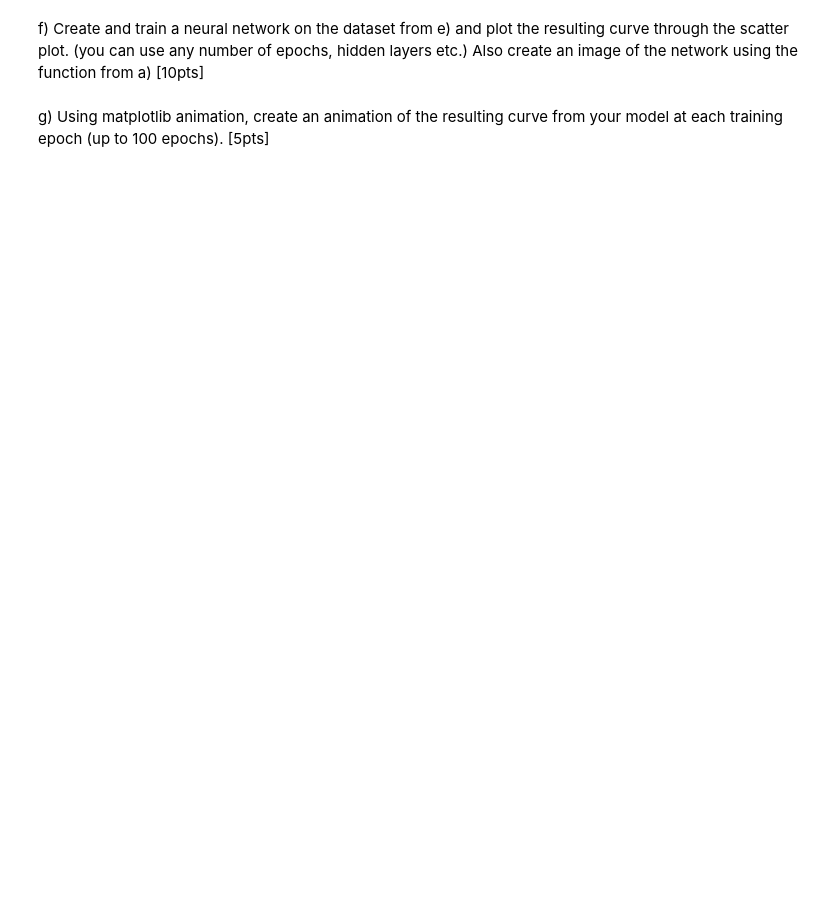
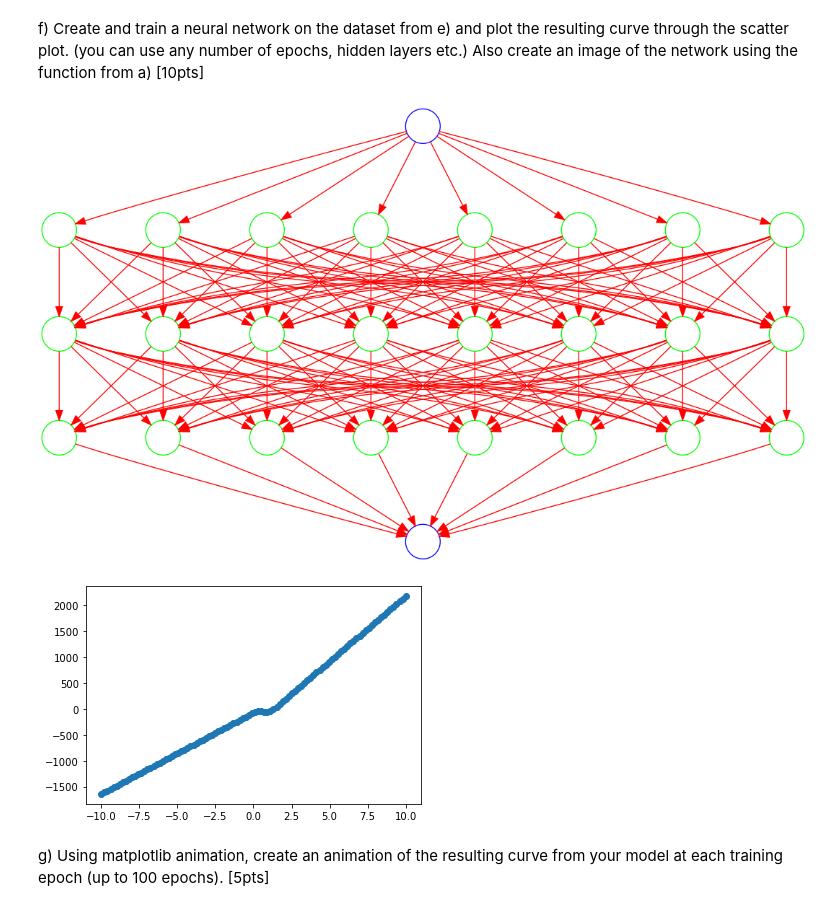
Before and after one commit to ivanisakov99/CS506, a Jupyter notebook: HW/6. Networks, Graphs and Neural Networks/homework6.ipynb, the cells around one changed output. Cells and saved outputs as stored; diff of their text form; code cells hidden in the pictures; blank space fills up the shorter version.

```diff
--- a/HW/6. Networks, Graphs and Neural Networks/homework6.ipynb
+++ b/HW/6. Networks, Graphs and Neural Networks/homework6.ipynb
@@ -327,19 +329,21 @@ plt.scatter(X, Y)
 # %% [markdown]
 f) Create and train a neural network on the dataset from e) and plot the resulting curve through the scatter plot. (you can use any number of epochs, hidden layers etc.) Also create an image of the network using the function from a) [10pts]
 # %%
-# TODO
+model = keras.models.Sequential()
+model.add(layers.Dense(units=8, activation='relu', input_dim=1))
+model.add(layers.Dense(units=8, activation='relu'))
+model.add(layers.Dense(units=8, activation='relu'))
+model.add(layers.Dense(units=1))
+model.compile(loss='mean_squared_error', optimizer='adam')
 
-model = keras.models.Sequential()
-model.add(layers.Dense(2, input_dim=1))
-model.add(layers.Dense(2))
-model.add(layers.Dense(1))
-model.compile(loss="binary_crossentropy")
-# visualiseNetwork(model, save=False)
+visualiseNetwork(model, '2f')
 
-history = model.fit(X, Y, batch_size=10, epochs=100, verbose=0)
+model.fit(X, Y, epochs=400, verbose=0, batch_size=10)
 
-y_pred = model.predict(X)
-
-plt.scatter(X, y_pred)
+plt.scatter(X, model.predict(X))
+Image('2f.png')
+# %% [output]
+[figure, added]
+[figure, added]
 # %% [markdown]
 g) Using matplotlib animation, create an animation of the resulting curve from your model at each training epoch (up to 100 epochs). [5pts]
```
Also changed, not shown: parts of 9 cells of this notebook, 3 other files.
